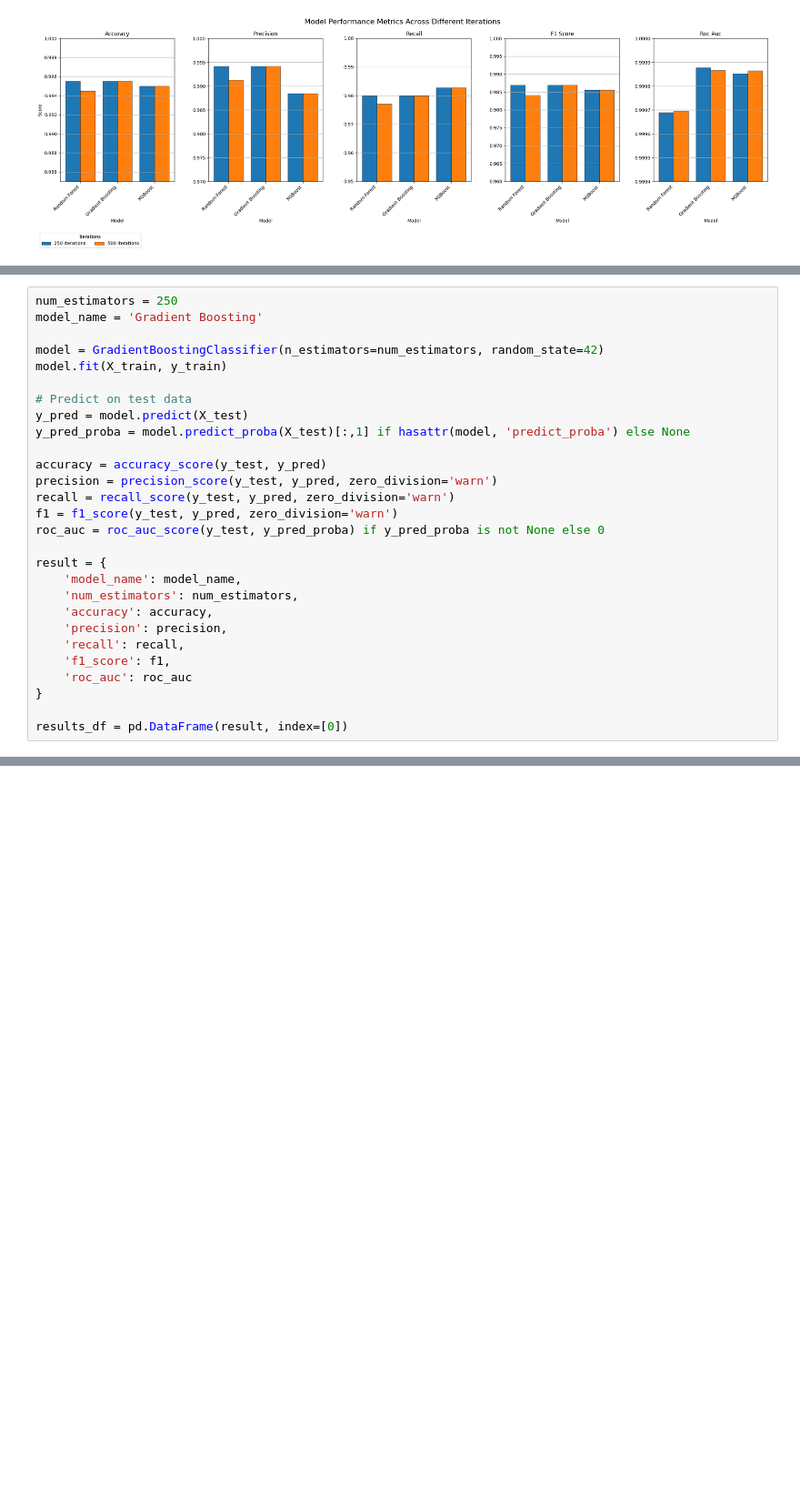
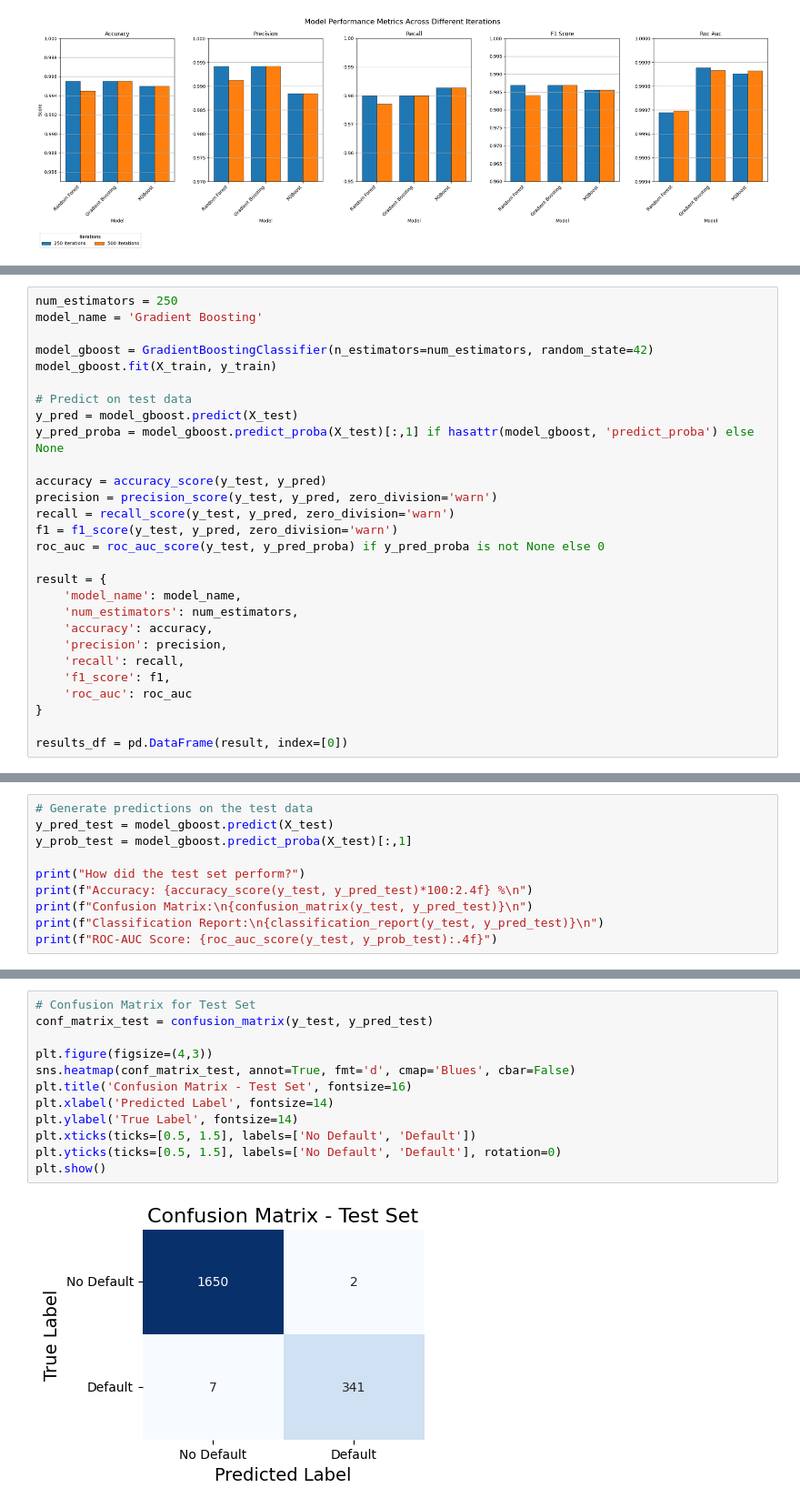
Before and after one commit to rockett-m/JPMC-Quant-Research, a Jupyter notebook: TaskThree/TaskThree_LoanRisk.ipynb, the cells around one changed output, grey strips where cells are left out. Shown: that part at 91% size. Drawn from its saved outputs; the diff is of its cells as text; blank space fills up the shorter version.

```diff
--- a/TaskThree/TaskThree_LoanRisk.ipynb
+++ b/TaskThree/TaskThree_LoanRisk.ipynb
@@ -415,12 +404,12 @@ plot_model_comparison(results_df, iteration_values)
 num_estimators = 250
 model_name = 'Gradient Boosting'
 
-model = GradientBoostingClassifier(n_estimators=num_estimators, random_state=42)
-model.fit(X_train, y_train)
+model_gboost = GradientBoostingClassifier(n_estimators=num_estimators, random_state=42)
+model_gboost.fit(X_train, y_train)
 
 # Predict on test data
-y_pred = model.predict(X_test)
-y_pred_proba = model.predict_proba(X_test)[:,1] if hasattr(model, 'predict_proba') else None
+y_pred = model_gboost.predict(X_test)
+y_pred_proba = model_gboost.predict_proba(X_test)[:,1] if hasattr(model_gboost, 'predict_proba') else None
 
 accuracy = accuracy_score(y_test, y_pred)
 precision = precision_score(y_test, y_pred, zero_division='warn')
@@ -441,0 +433,10 @@ results_df = pd.DataFrame(result, index=[0])
+# %%
+# Generate predictions on the test data
+y_pred_test = model_gboost.predict(X_test)
+y_prob_test = model_gboost.predict_proba(X_test)[:,1]
+
+print("How did the test set perform?")
+print(f"Accuracy: {accuracy_score(y_test, y_pred_test)*100:2.4f} %\n")
+print(f"Confusion Matrix:\n{confusion_matrix(y_test, y_pred_test)}\n")
+print(f"Classification Report:\n{classification_report(y_test, y_pred_test)}\n")
+print(f"ROC-AUC Score: {roc_auc_score(y_test, y_prob_test):.4f}")
@@ -441,0 +466,14 @@ results_df = pd.DataFrame(result, index=[0])
+# %%
+# Confusion Matrix for Test Set
+conf_matrix_test = confusion_matrix(y_test, y_pred_test)
+
+plt.figure(figsize=(4,3))
+sns.heatmap(conf_matrix_test, annot=True, fmt='d', cmap='Blues', cbar=False)
+plt.title('Confusion Matrix - Test Set', fontsize=16)
+plt.xlabel('Predicted Label', fontsize=14)
+plt.ylabel('True Label', fontsize=14)
+plt.xticks(ticks=[0.5, 1.5], labels=['No Default', 'Default'])
+plt.yticks(ticks=[0.5, 1.5], labels=['No Default', 'Default'], rotation=0)
+plt.show()
+# %% [output]
+[figure, added]
```
Also changed, not shown: parts of 46 cells of this notebook, 1 other file.
